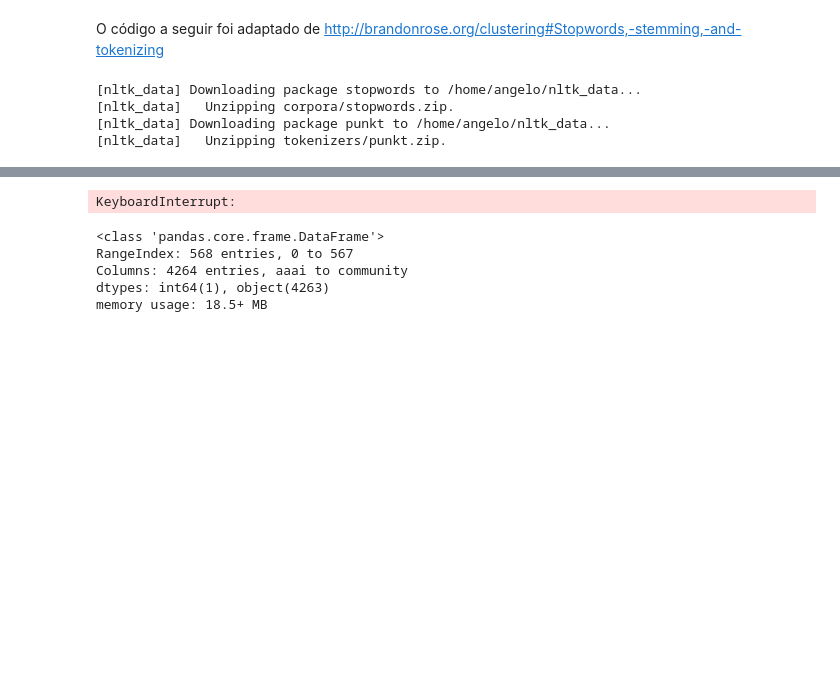
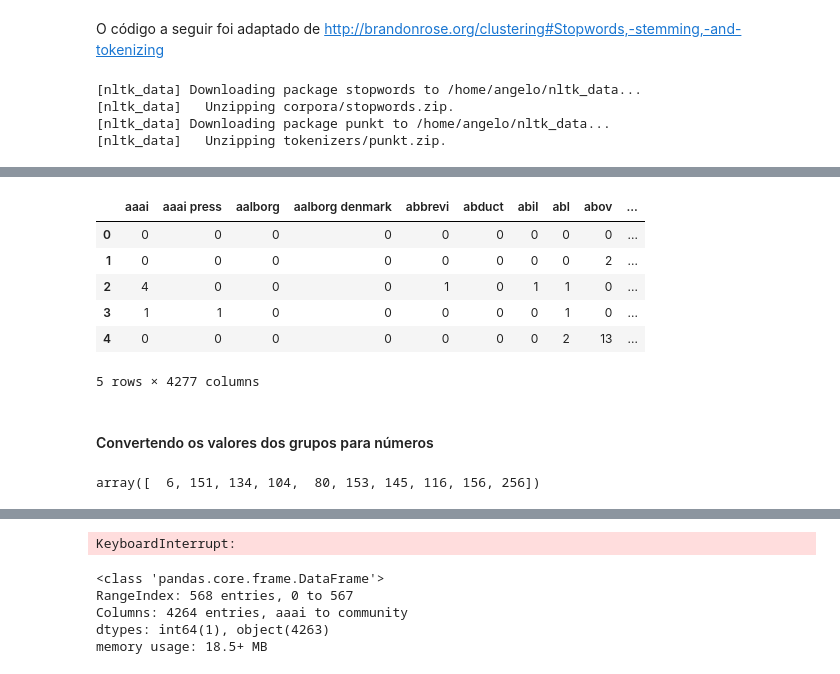
Before and after one commit to AngeloDias/SD_community, a Jupyter notebook: testingPageRank/coleta_pdf-pageRank.ipynb, the cells around one changed output, grey strips where cells are left out. Cells and saved outputs as stored; diff of their text form; code cells hidden in the pictures; blank space fills up the shorter version.

```diff
--- a/testingPageRank/coleta_pdf-pageRank.ipynb
+++ b/testingPageRank/coleta_pdf-pageRank.ipynb
@@ -149,0 +171,18 @@ memory usage: 18.5+ MB
+# %%
+doc_term_matrix.head()
+# %% [output]
+|  | aaai | aaai press | aalborg | aalborg denmark | abbrevi | abduct | abil | abl | abov | ... |
+| 0 | 0 | 0 | 0 | 0 | 0 | 0 | 0 | 0 | 0 | ... |
+| 1 | 0 | 0 | 0 | 0 | 0 | 0 | 0 | 0 | 2 | ... |
+| 2 | 4 | 0 | 0 | 0 | 1 | 0 | 1 | 1 | 0 | ... |
+| 3 | 1 | 1 | 0 | 0 | 0 | 0 | 0 | 1 | 0 | ... |
+| 4 | 0 | 0 | 0 | 0 | 0 | 0 | 0 | 2 | 13 | ... |
+5 rows × 4277 columns
+# %% [markdown]
+#### Convertendo os valores dos grupos para números
+# %%
+doc_term_matrix.community.replace(r'[a-zA-Z]* *', value='', inplace=True, regex=True)
+doc_term_matrix.community = doc_term_matrix.community.apply(int)
+doc_term_matrix.community.unique()
+# %% [output]
+array([  6, 151, 134, 104,  80, 153, 145, 116, 156, 256])
```
Also changed, not shown: parts of 22 cells of this notebook, 7 other files.
